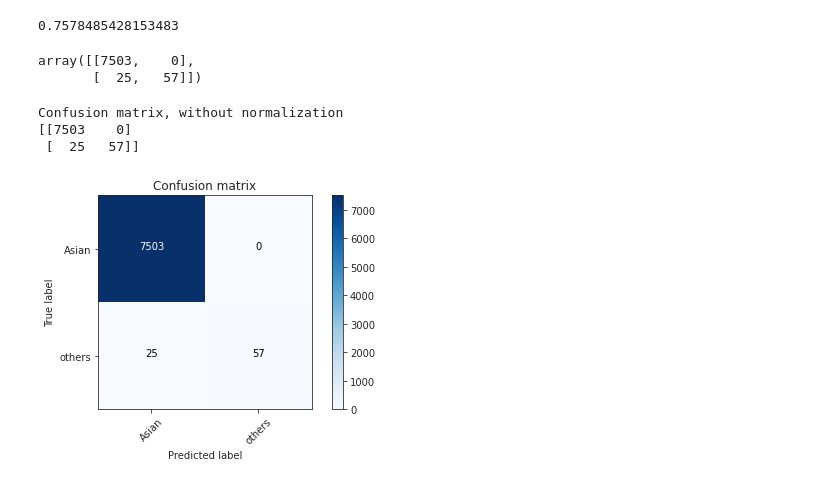
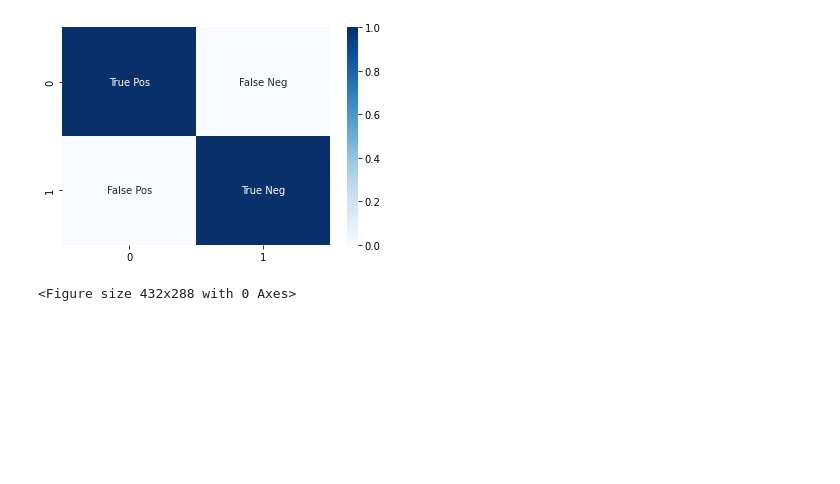
Before and after one commit to taminemelissa/multi-label-classification, a Jupyter notebook: metrics_models.ipynb, the cells around one changed output. Cells and saved outputs as stored; diff of their text form; code cells hidden in the pictures; blank space fills up the shorter version.

```diff
--- a/metrics_models.ipynb
+++ b/metrics_models.ipynb
@@ -188,11 +155,3 @@ recall_score(y_true,y_pred,average='micro')
-# %%
-recall_score(y_true,y_pred,average='weighted')
-# %% [output]
-0.7578485428153483
 # %%
 from sklearn.metrics import multilabel_confusion_matrix
 conf=multilabel_confusion_matrix(y_true,y_pred)
-conf[0]
-# %% [output]
-array([[7503,    0],
-       [  25,   57]])
@@ -234,7 +157,0 @@ def plot_confusion_matrix(cm, classes,
-# %%
-plot_confusion_matrix(conf[0], classes= ['Asian','others'])
-# %% [output]
-Confusion matrix, without normalization
-[[7503    0]
- [  25   57]]
-[figure, removed]
@@ -240,0 +195,17 @@ Confusion matrix, without normalization
+# %%
+labels = ["True Pos","False Neg","False Pos","True Neg"]
+labels = np.asarray(labels).reshape(2,2)
+sns.heatmap(np.eye(2), annot=labels, fmt="", cmap='Blues')
+plt.savefig('Modèle Matrice de Confusion')
+# %% [output]
+[figure, added]
+# %%
+i=0
+for cm in conf:
+    label=l[i]
+    t= label + ' Logistic Regression'
+    name_fig= 'CM LR '+ label
+    plot_confusion_matrix(cm,title=t,classes=[label,'Others'],normalize=True,save=True,name_fig=name_fig)
+    i=i+1
+# %% [output]
+<Figure size 432x288 with 0 Axes>
```
Also changed, not shown: parts of 48 cells of this notebook, 46 other files.
